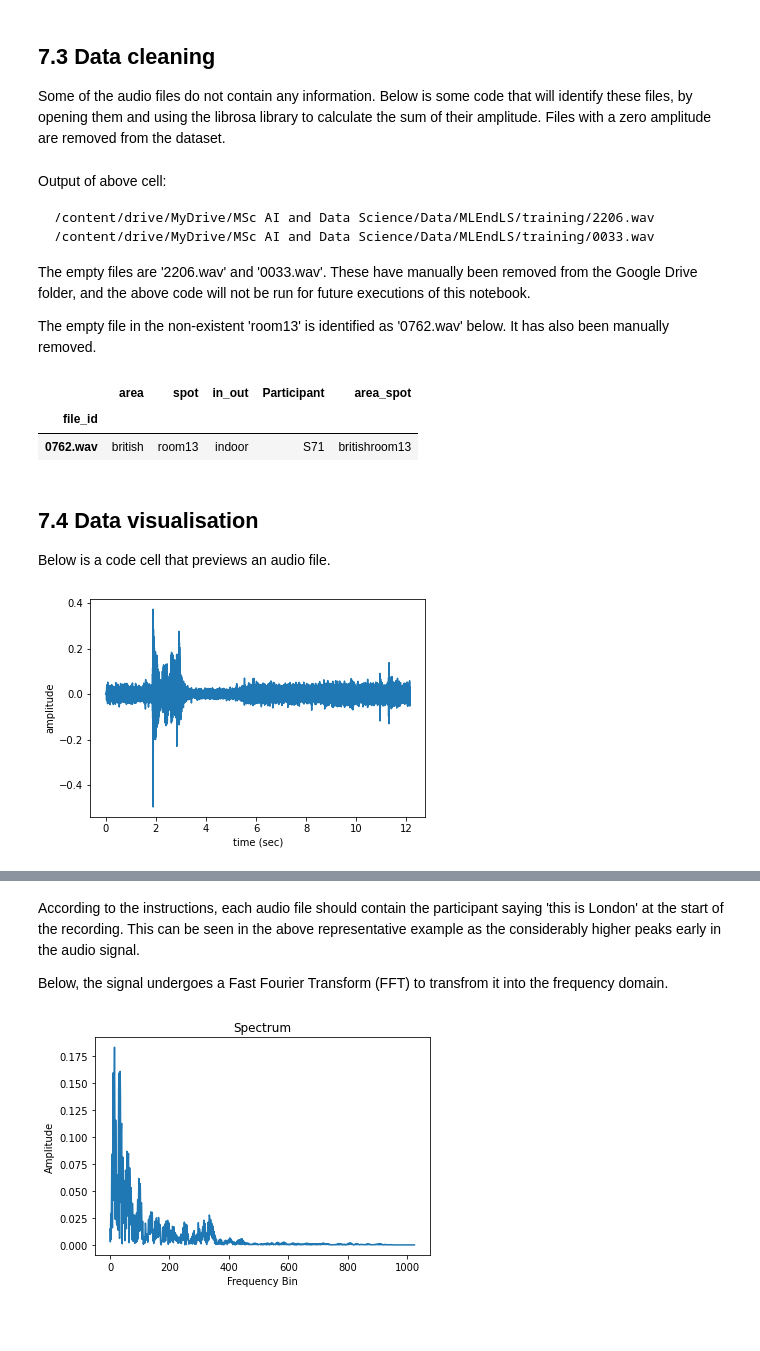
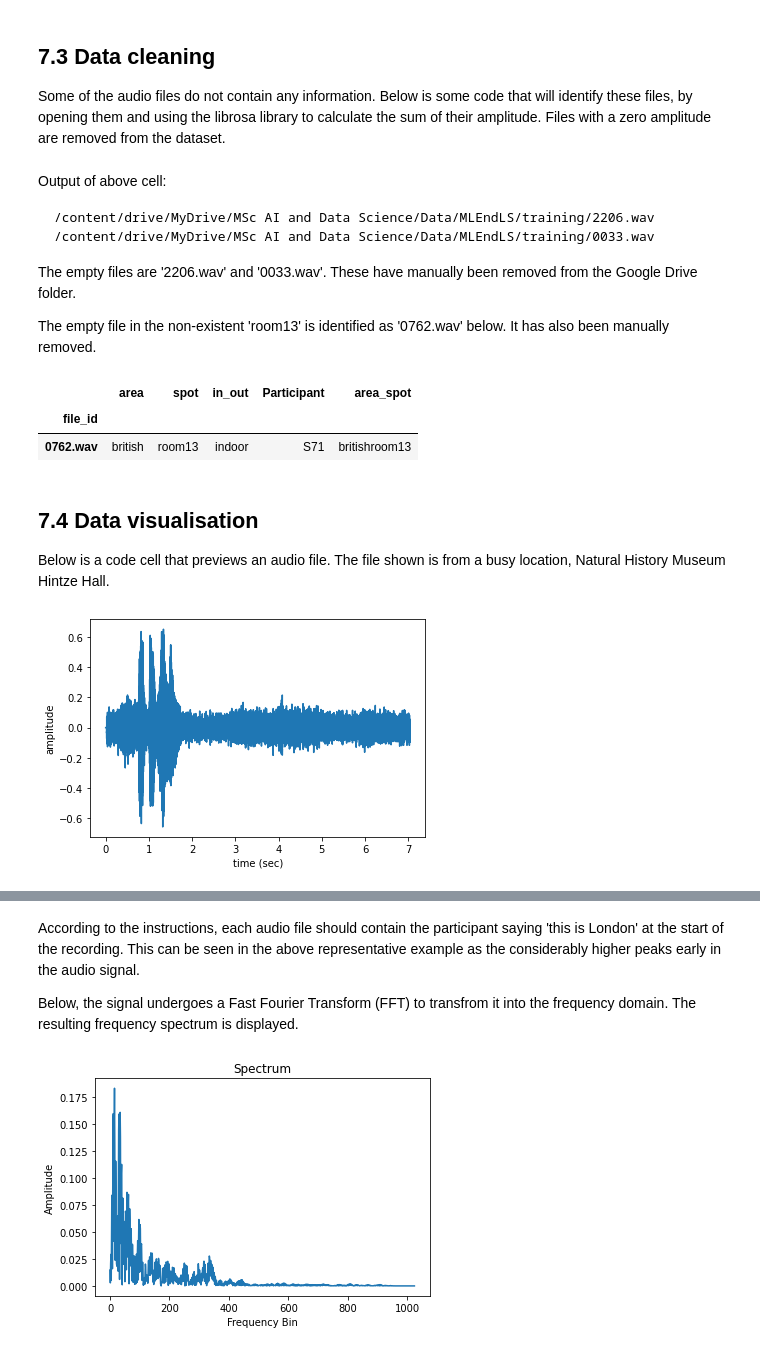
Before and after one commit to nanna273/MLEndLS_AB, a Jupyter notebook: ECS7020P_miniproject_advanced.ipynb, the cells around one changed output, grey strips where cells are left out. Saved outputs shown, nothing was run; the diff lists cells and outputs as text; code cells hidden in the pictures; blank space fills up the shorter version.

````diff
--- a/ECS7020P_miniproject_advanced.ipynb
+++ b/ECS7020P_miniproject_advanced.ipynb
@@ -293,7 +254,7 @@ Output of above cell:
 /content/drive/MyDrive/MSc AI and Data Science/Data/MLEndLS/training/0033.wav
 ```
 
-The empty files are '2206.wav' and '0033.wav'. These have manually been removed from the Google Drive folder, and the above code will not be run for future executions of this notebook.
+The empty files are '2206.wav' and '0033.wav'. These have manually been removed from the Google Drive folder.
 
 The empty file in the non-existent 'room13' is identified as '0762.wav' below. It has also been manually removed.
 # %%
@@ -311,25 +272,25 @@ files_a = [file for file in files
 # %% [markdown]
 ## 7.4 Data visualisation
 
-Below is a code cell that previews an audio file.
+Below is a code cell that previews an audio file. The file shown is from a busy location, Natural History Museum Hintze Hall.
 # %%
-n = 2
+n = 4
 fs = None # Sampling frequency
 fs = 22050
 x, fs = librosa.load(files_a[n],sr=fs)
 t = np.arange(len(x))/fs
 plt.plot(t,x)
 plt.xlabel('time (sec)')
 plt.ylabel('amplitude')
 plt.show()
 display(ipd.Audio(files_a[n]))
 # %% [output]
-[figure, old version]
+[figure, new version]
 [interactive output not drawn]
 # %% [markdown]
 According to the instructions, each audio file should contain the participant saying 'this is London' at the start of the recording. This can be seen in the above representative example as the considerably higher peaks early in the audio signal.
 
-Below, the signal undergoes a Fast Fourier Transform (FFT) to transfrom it into the frequency domain.
+Below, the signal undergoes a Fast Fourier Transform (FFT) to transfrom it into the frequency domain. The resulting frequency spectrum is displayed.
 # %%
 n_fft = 2048
 ft = np.abs(librosa.stft(x[:n_fft], hop_length=n_fft+1))
````
Also changed, not shown: parts of 59 cells of this notebook.
